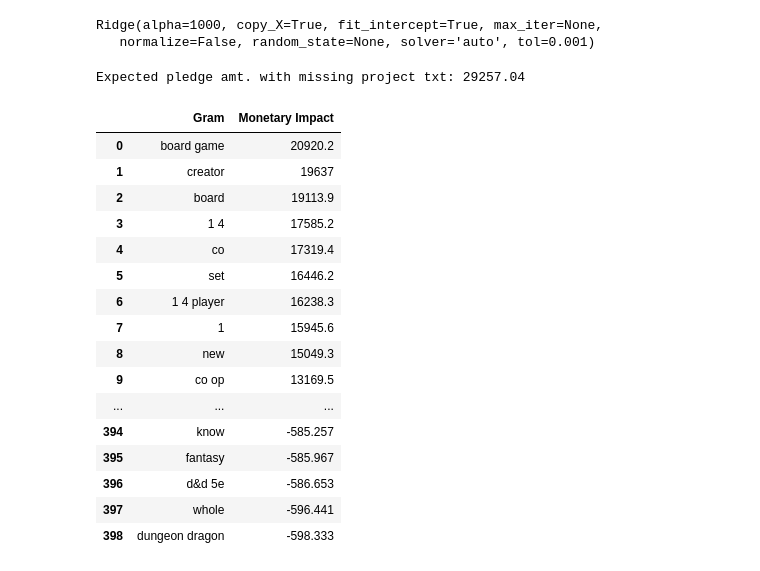
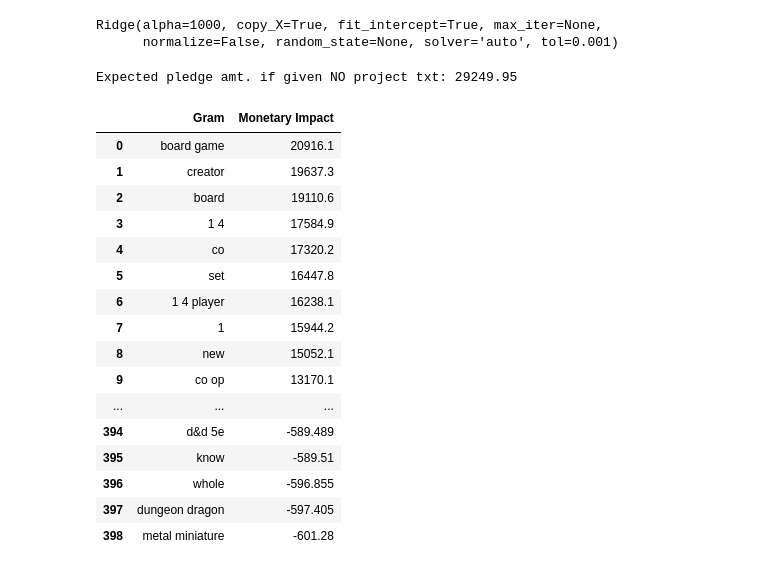
Before and after one commit to Aidankeogh/Cogs108_Repo, a Jupyter notebook: main.ipynb, the cells around one changed output. Saved outputs shown, nothing was run; the diff lists cells and outputs as text; code cells hidden in the pictures.

```diff
--- a/main.ipynb
+++ b/main.ipynb
@@ -40,7 +38,7 @@ grams_to_idx = map_gram_to_idx(grams)
 # Map unique index to gram to quickly convert vectorization to txt
 idx_to_grams = [0] * len(grams_to_idx)
 
-for gram, idx in grams_to_idx.iteritems():
+for gram, idx in grams_to_idx.items():
     idx_to_grams[idx] = gram
 # %%
 # Build feats + labels for model training
@@ -49,7 +47,7 @@ labels = []
 
 for project in projects:
 
-    if project['category'][0] == unicode(category, "utf-8"):
+    if project['category'][0] == category:
         # Project encoding indicates which of the uni-, bi-, and
         # trigrams in 'text_feats' are in the n-most common grams
         # for the category
@@ -77,29 +75,28 @@ Ridge(alpha=1000, copy_X=True, fit_intercept=True, max_iter=None,
 # %%
-print "Expected pledge amt. with missing project txt: %.2f" % LR.intercept_
-print
+print( "Expected pledge amt. if given NO project txt: %.2f" % LR.intercept_)
+print()
 # %% [output]
-Expected pledge amt. with missing project txt: 29257.04
+Expected pledge amt. if given NO project txt: 29249.95
 # %%
-zipped = zip(idx_to_grams, LR.coef_)
-zipped.sort(key = lambda t: -t[1])
+zipped = sorted(zip(idx_to_grams, LR.coef_), key=lambda t: -t[1])
 
 df = pd.DataFrame(zipped, columns=["Gram", "Monetary Impact"])
 df.style
 # %% [output]
 |  | Gram | Monetary Impact |
-| 0 | board game | 20920.2 |
-| 1 | creator | 19637 |
-| 2 | board | 19113.9 |
-| 3 | 1 4 | 17585.2 |
-| 4 | co | 17319.4 |
-| 5 | set | 16446.2 |
-| 6 | 1 4 player | 16238.3 |
-| 7 | 1 | 15945.6 |
-| 8 | new | 15049.3 |
-| 9 | co op | 13169.5 |
+| 0 | board game | 20916.1 |
+| 1 | creator | 19637.3 |
+| 2 | board | 19110.6 |
+| 3 | 1 4 | 17584.9 |
+| 4 | co | 17320.2 |
+| 5 | set | 16447.8 |
+| 6 | 1 4 player | 16238.1 |
+| 7 | 1 | 15944.2 |
+| 8 | new | 15052.1 |
+| 9 | co op | 13170.1 |
 | ... | ... | ... |
-| 394 | know | -585.257 |
-| 395 | fantasy | -585.967 |
-| 396 | d&d 5e | -586.653 |
-| 397 | whole | -596.441 |
-| 398 | dungeon dragon | -598.333 |
+| 394 | d&d 5e | -589.489 |
+| 395 | know | -589.51 |
+| 396 | whole | -596.855 |
+| 397 | dungeon dragon | -597.405 |
+| 398 | metal miniature | -601.28 |
```
Also changed, not shown: parts of 2 cells of this notebook, 1 other file.
